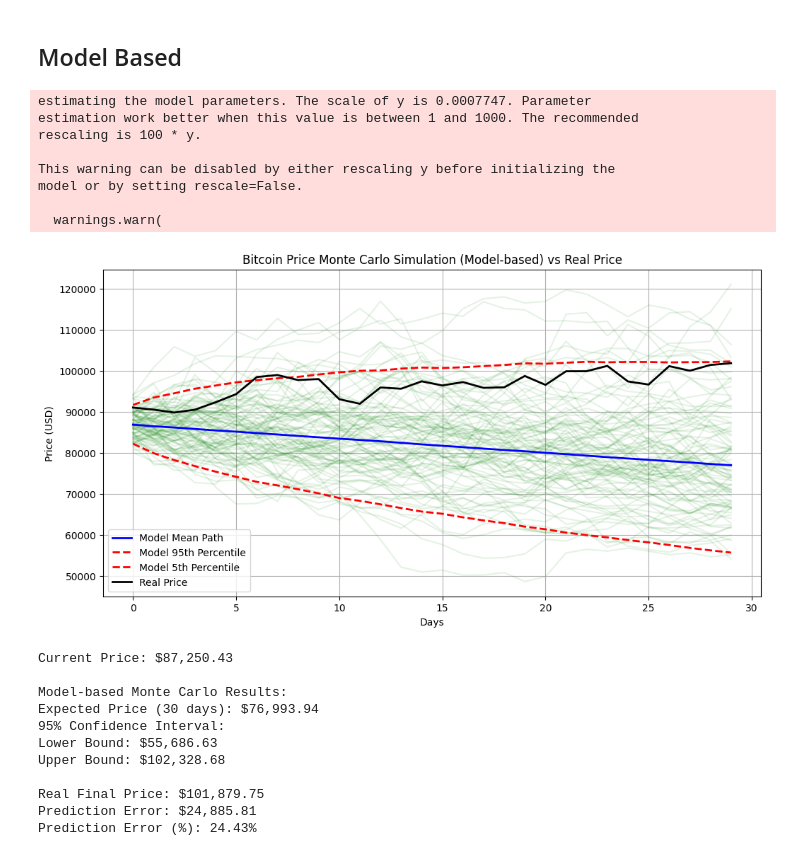
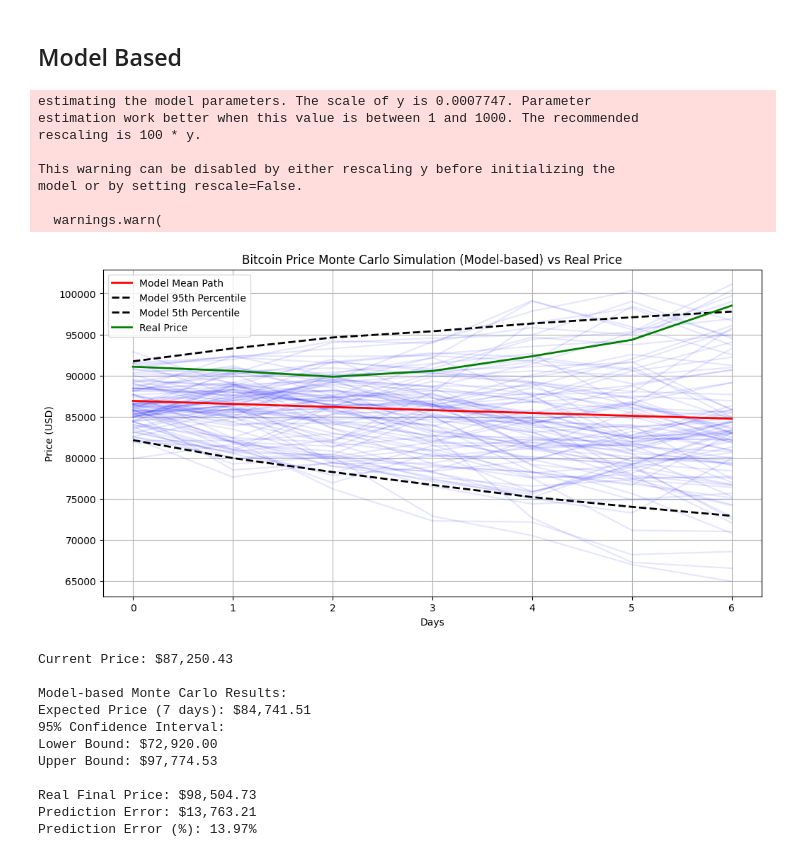
Before and after one commit to gbagush/CryptoPricePrediction, a Jupyter notebook: monte-carlo.ipynb, the cells around one changed output. Saved outputs shown, nothing was run; the diff lists cells and outputs as text; code cells hidden in the pictures.

```diff
--- a/monte-carlo.ipynb
+++ b/monte-carlo.ipynb
@@ -17,7 +17,7 @@ mu = df_train['Returns'].mean()
 sigma = df_train['Returns'].std()
 
 num_simulations = 1000
-num_days = 30
+num_days = 7
 last_price = df_train['Close'].iloc[-1]
 
 simulation_results = np.zeros((num_days, num_simulations))
@@ -53,7 +53,7 @@ plt.grid(True)
 plt.show()
 
 print(f"Current Price: ${last_price:,.2f}")
-print(f"Expected Price (30 days): ${mean_path[-1]:,.2f}")
+print(f"Expected Price ({num_days} days): ${mean_path[-1]:,.2f}")
 print(f"95% Confidence Interval:")
 print(f"Lower Bound: ${lower_bound[-1]:,.2f}")
 print(f"Upper Bound: ${upper_bound[-1]:,.2f}")
@@ -117,7 +117,7 @@ sigma_gjr = forecast_volatility_gjr(df['Log_Returns'])
 mu_xgb = forecast_drift_xgb(df)
 
 num_simulations = 10000
-num_days = 30
+num_days = 7
 last_price = df['Close'].iloc[-1]
 
 simulation_results = np.zeros((num_days, num_simulations))
@@ -141,55 +141,55 @@ upper_bound_model = np.percentile(simulation_results_model, 95, axis=1)
 
 plt.figure(figsize=(12, 6))
 for i in range(100):
-    plt.plot(simulation_results_model[:, i], 'g-', alpha=0.1)
+    plt.plot(simulation_results_model[:, i], 'b-', alpha=0.1)
 
-plt.plot(mean_path_model, 'b-', label='Model Mean Path', linewidth=2)
-plt.plot(upper_bound_model, 'r--', label='Model 95th Percentile', linewidth=2)
-plt.plot(lower_bound_model, 'r--', label='Model 5th Percentile', linewidth=2)
+plt.plot(mean_path_model, 'r-', label='Model Mean Path', linewidth=2)
+plt.plot(upper_bound_model, 'k--', label='Model 95th Percentile', linewidth=2)
+plt.plot(lower_bound_model, 'k--', label='Model 5th Percentile', linewidth=2)
 
 if compare_with_real_data:
     df_real = pd.read_csv('data/BTC-USD_1mo_2024-12-15.csv')
-    plt.plot(df_real['Close'].values[:num_days], 'k-', label='Real Price', linewidth=2)
+    plt.plot(df_real['Close'].values[:num_days], 'g-', label='Real Price', linewidth=2)
     plt.title('Bitcoin Price Monte Carlo Simulation (Model-based) vs Real Price')
 else:
     plt.title('Bitcoin Price Monte Carlo Simulation (Model-based)')
 
 plt.xlabel('Days')
 plt.ylabel('Price (USD)')
 plt.legend()
 plt.grid(True)
 plt.show()
 
 print(f"Current Price: ${last_price:,.2f}")
 print("\nModel-based Monte Carlo Results:")
 print(f"Expected Price ({num_days} days): ${mean_path_model[-1]:,.2f}")
 print(f"95% Confidence Interval:")
 print(f"Lower Bound: ${lower_bound_model[-1]:,.2f}")
 print(f"Upper Bound: ${upper_bound_model[-1]:,.2f}")
 
 if compare_with_real_data and len(df_real) >= num_days:
     real_final_price = df_real['Close'].iloc[num_days-1]
     print(f"\nReal Final Price: ${real_final_price:,.2f}")
     print(f"Prediction Error: ${abs(mean_path_model[-1] - real_final_price):,.2f}")
     print(f"Prediction Error (%): {abs(mean_path_model[-1] - real_final_price) / real_final_price * 100:.2f}%")
 # %% [output]
 estimating the model parameters. The scale of y is 0.0007747. Parameter
 estimation work better when this value is between 1 and 1000. The recommended
 rescaling is 100 * y.
 
 This warning can be disabled by either rescaling y before initializing the
 model or by setting rescale=False.
 
   warnings.warn(
-[figure, old version]
+[figure, new version]
 Current Price: $87,250.43
 
 Model-based Monte Carlo Results:
-Expected Price (30 days): $76,993.94
+Expected Price (7 days): $84,741.51
 95% Confidence Interval:
-Lower Bound: $55,686.63
-Upper Bound: $102,328.68
+Lower Bound: $72,920.00
+Upper Bound: $97,774.53
 
-Real Final Price: $101,879.75
-Prediction Error: $24,885.81
-Prediction Error (%): 24.43%
+Real Final Price: $98,504.73
+Prediction Error: $13,763.21
+Prediction Error (%): 13.97%
```
Also changed, not shown: parts of 1 cell of this notebook, 13 other files.
